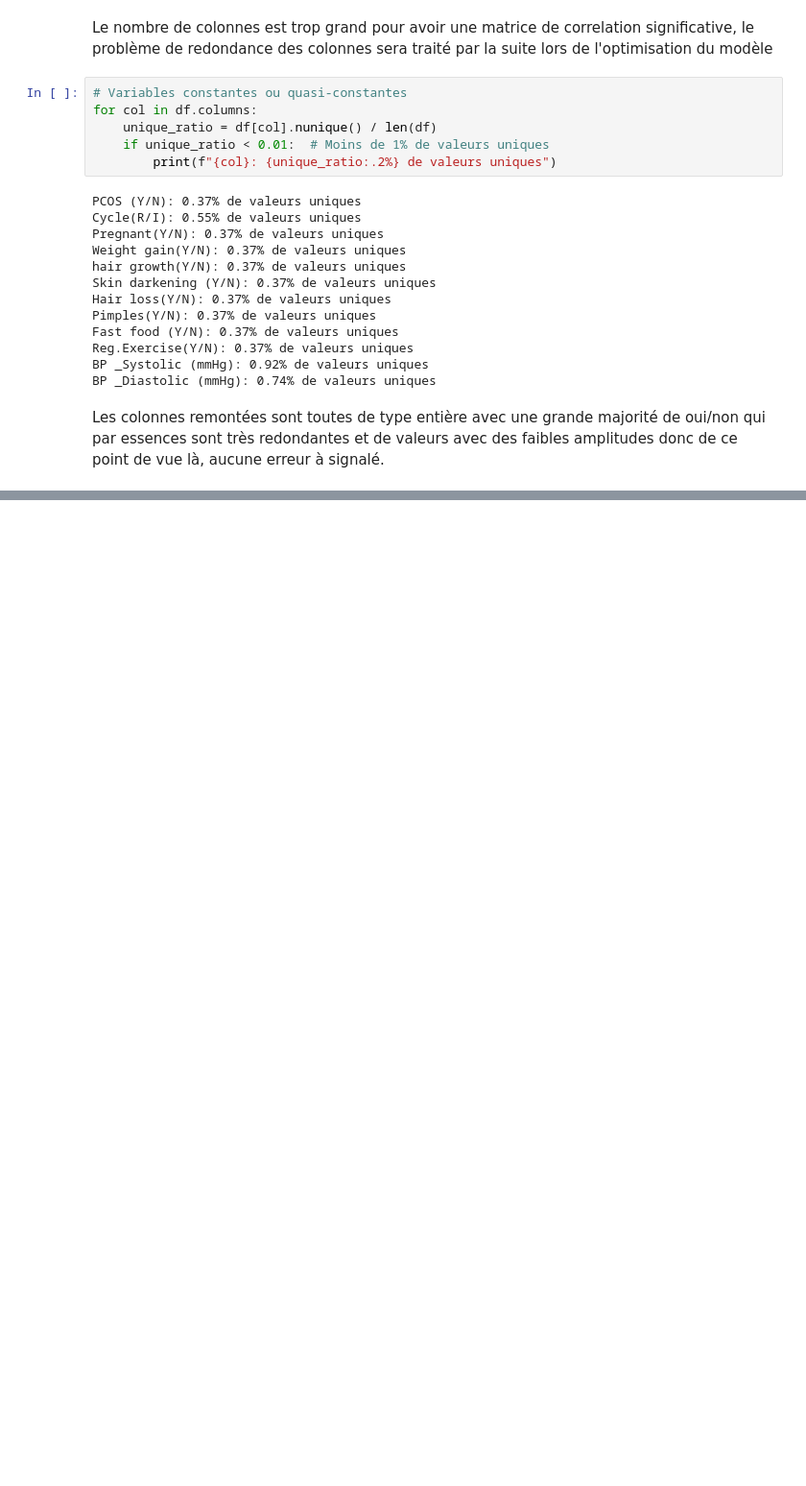
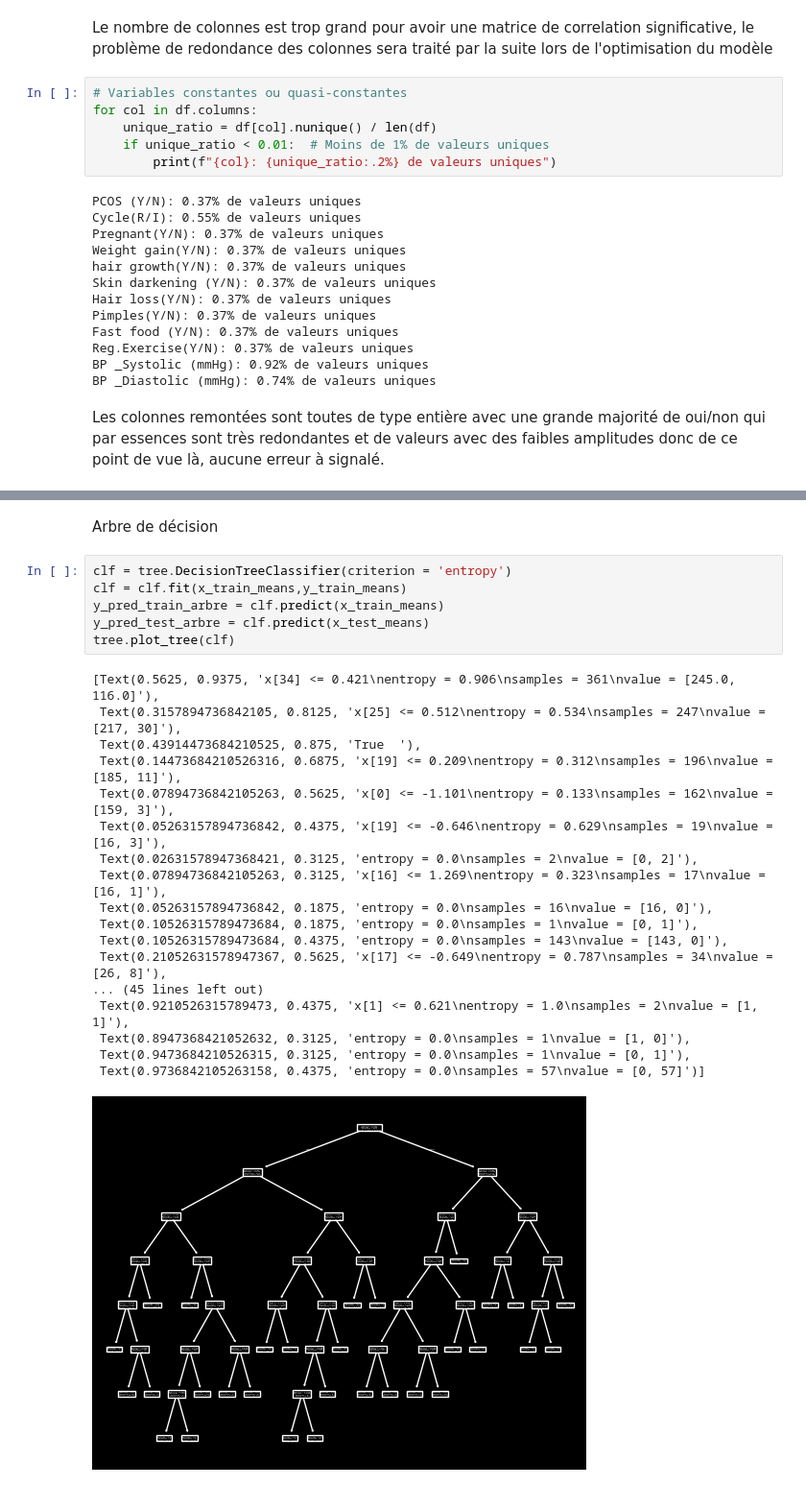
Before and after one commit to segolenegroelly/MachineLearningPCOS, a Jupyter notebook: MachineLearningPCOS.ipynb, the cells around one changed output, grey strips where cells are left out. Shown at 96% size. Saved outputs shown, nothing was run; the diff lists cells and outputs as text; blank space fills up the shorter version.

```diff
--- a/MachineLearningPCOS.ipynb
+++ b/MachineLearningPCOS.ipynb
@@ -326,0 +393,27 @@ Les colonnes remontées sont toutes de type entière avec une grande majorité d
+# %% [markdown]
+Arbre de décision
+# %%
+clf = tree.DecisionTreeClassifier(criterion = 'entropy')
+clf = clf.fit(x_train_means,y_train_means)
+y_pred_train_arbre = clf.predict(x_train_means)
+y_pred_test_arbre = clf.predict(x_test_means)
+tree.plot_tree(clf)
+# %% [output]
+[Text(0.5625, 0.9375, 'x[34] <= 0.421\nentropy = 0.906\nsamples = 361\nvalue = [245.0, 116.0]'),
+ Text(0.3157894736842105, 0.8125, 'x[25] <= 0.512\nentropy = 0.534\nsamples = 247\nvalue = [217, 30]'),
+ Text(0.43914473684210525, 0.875, 'True  '),
+ Text(0.14473684210526316, 0.6875, 'x[19] <= 0.209\nentropy = 0.312\nsamples = 196\nvalue = [185, 11]'),
+ Text(0.07894736842105263, 0.5625, 'x[0] <= -1.101\nentropy = 0.133\nsamples = 162\nvalue = [159, 3]'),
+ Text(0.05263157894736842, 0.4375, 'x[19] <= -0.646\nentropy = 0.629\nsamples = 19\nvalue = [16, 3]'),
+ Text(0.02631578947368421, 0.3125, 'entropy = 0.0\nsamples = 2\nvalue = [0, 2]'),
+ Text(0.07894736842105263, 0.3125, 'x[16] <= 1.269\nentropy = 0.323\nsamples = 17\nvalue = [16, 1]'),
+ Text(0.05263157894736842, 0.1875, 'entropy = 0.0\nsamples = 16\nvalue = [16, 0]'),
+ Text(0.10526315789473684, 0.1875, 'entropy = 0.0\nsamples = 1\nvalue = [0, 1]'),
+ Text(0.10526315789473684, 0.4375, 'entropy = 0.0\nsamples = 143\nvalue = [143, 0]'),
+ Text(0.21052631578947367, 0.5625, 'x[17] <= -0.649\nentropy = 0.787\nsamples = 34\nvalue = [26, 8]'),
+... (45 lines left out)
+ Text(0.9210526315789473, 0.4375, 'x[1] <= 0.621\nentropy = 1.0\nsamples = 2\nvalue = [1, 1]'),
+ Text(0.8947368421052632, 0.3125, 'entropy = 0.0\nsamples = 1\nvalue = [1, 0]'),
+ Text(0.9473684210526315, 0.3125, 'entropy = 0.0\nsamples = 1\nvalue = [0, 1]'),
+ Text(0.9736842105263158, 0.4375, 'entropy = 0.0\nsamples = 57\nvalue = [0, 57]')]
+[figure, added]
```
Also changed, not shown: parts of 22 cells of this notebook.
